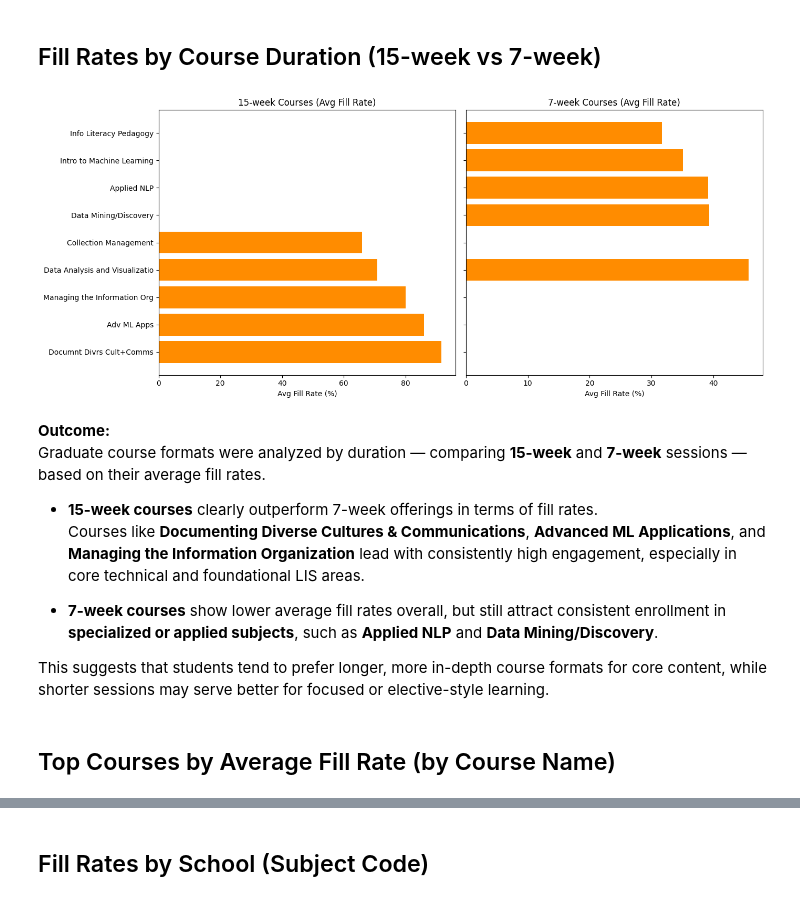
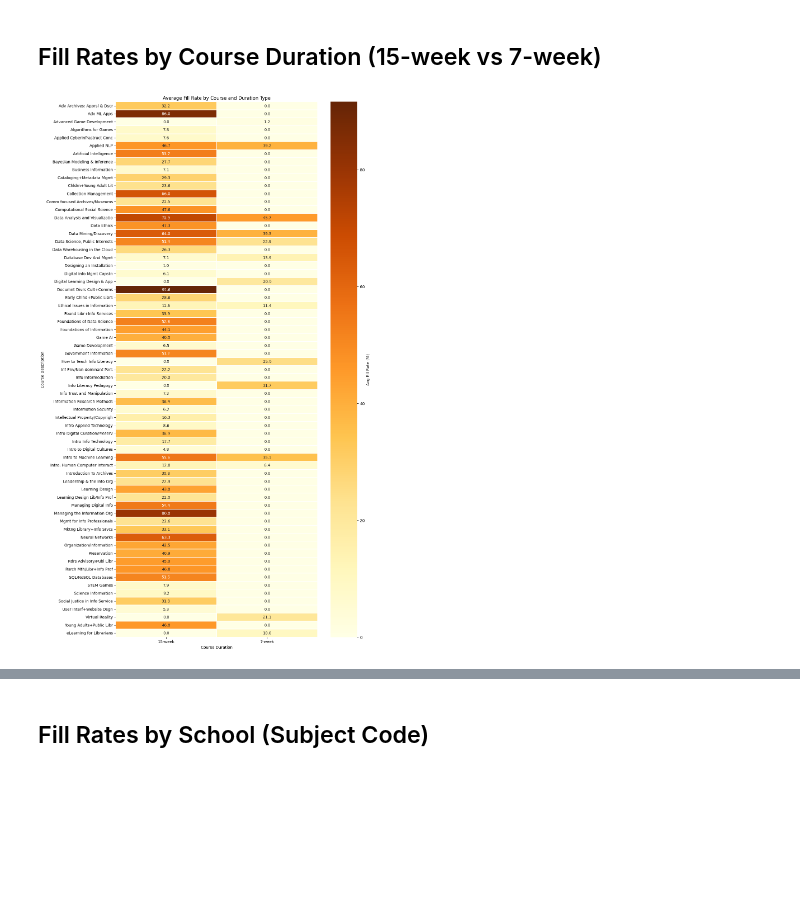
Before and after one commit to sindhugoshika/Grad-Census-Data-Analysis-Capstone, a Jupyter notebook: analysis/2. Trend Analysis/Trend_Analysis_2.ipynb, the cells around one changed output, grey strips where cells are left out. Saved outputs shown, nothing was run; the diff lists cells and outputs as text; code cells hidden in the pictures; blank space fills up the shorter version.

Commit message:
Made chages to trend analysis 2, created trend analysis 3 and updated week 15,16 logs

```diff
--- a/analysis/2. Trend Analysis/Trend_Analysis_2.ipynb
+++ b/analysis/2. Trend Analysis/Trend_Analysis_2.ipynb
@@ -371,64 +335,46 @@ There’s clear demand for both ML/data courses and LIS-focused electives, showi
 # %% [markdown]
 ## Fill Rates by Course Duration (15-week vs 7-week)
 # %%
-import pandas as pd
-import matplotlib.pyplot as plt
-
-# Step 1: Map session values to course durations
+# Map session values to course durations
 duration_map = {
     'Regular Academic Session': '15-week',
     'Seven Week - First': '7-week',
     'Seven Week - Second': '7-week'
 }
 df['Course Duration'] = df['Session'].map(duration_map)
 
-# Step 2: Filter only valid durations
+# Filter only valid durations
 df_duration = df[df['Course Duration'].isin(['15-week', '7-week'])].copy()
 
-# Step 3: Calculate fill rate
+# Calculate fill rate
 df_duration = df_duration[df_duration['Enrollment Capacity'] > 0]
 df_duration['Fill Rate'] = (df_duration['Total Enroll'] / df_duration['Enrollment Capacity']) * 100
 df_duration['Filled'] = df_duration['Fill Rate'] >= 100
 
-# Step 4: Group by Course + Duration
+# Group by Course + Duration
 fill_summary = df_duration.groupby(['Course Description', 'Course Duration']).agg(
     Avg_Fill_Rate=('Fill Rate', 'mean'),
     Times_Offered=('Fill Rate', 'count'),
     Times_Full=('Filled', 'sum')
 ).reset_index()
 
-# Step 5: Get Top 5 by fill rate per duration
+
 durations = ['15-week', '7-week']
 top_courses_by_duration = {
     dur: fill_summary[fill_summary['Course Duration'] == dur]
-    .sort_values(by='Avg_Fill_Rate', ascending=False)  # Make sure it's sorted
-    .head(5)
+    .sort_values(by='Avg_Fill_Rate', ascending=False)
     for dur in durations
 }
 
-# Step 6: Plot
-fig, axes = plt.subplots(1, 2, figsize=(14, 6), sharey=True)
+# Pivot to format: rows = courses, columns = 15-week / 7-week
+heatmap_data = fill_summary.pivot(index='Course Description', columns='Course Duration', values='Avg_Fill_Rate').fillna(0)
 
-for ax, dur in zip(axes, durations):
-    data = top_courses_by_duration[dur]
-    ax.barh(data['Course Description'], data['Avg_Fill_Rate'], color='darkorange')
-    ax.set_title(f'{dur} Courses (Avg Fill Rate)')
-    ax.set_xlabel('Avg Fill Rate (%)')
-    ax.invert_yaxis()
-
+plt.figure(figsize=(12, len(heatmap_data) * 0.3))
+sns.heatmap(heatmap_data, annot=True, fmt=".1f", cmap="YlOrBr", linewidths=0.3, cbar_kws={'label': 'Avg Fill Rate (%)'})
+plt.title("Average Fill Rate by Course and Duration Type")
+plt.xlabel("Course Duration")
+plt.ylabel("Course Description")
 plt.tight_layout()
 plt.show()
 # %% [output]
-[figure, old version]
+[figure, new version]
-# %% [markdown]
-**Outcome:**
-Graduate course formats were analyzed by duration — comparing **15-week** and **7-week** sessions — based on their average fill rates.
-
-- **15-week courses** clearly outperform 7-week offerings in terms of fill rates.
-  Courses like **Documenting Diverse Cultures & Communications**, **Advanced ML Applications**, and **Managing the Information Organization** lead with consistently high engagement, especially in core technical and foundational LIS areas.
-
-- **7-week courses** show lower average fill rates overall, but still attract consistent enrollment in **specialized or applied subjects**, such as **Applied NLP** and **Data Mining/Discovery**.
-
-This suggests that students tend to prefer longer, more in-depth course formats for core content, while shorter sessions may serve better for focused or elective-style learning.
-# %% [markdown]
-## Top Courses by Average Fill Rate (by Course Name)
```
Also changed, not shown: parts of 11 cells of this notebook, 5 other files.
